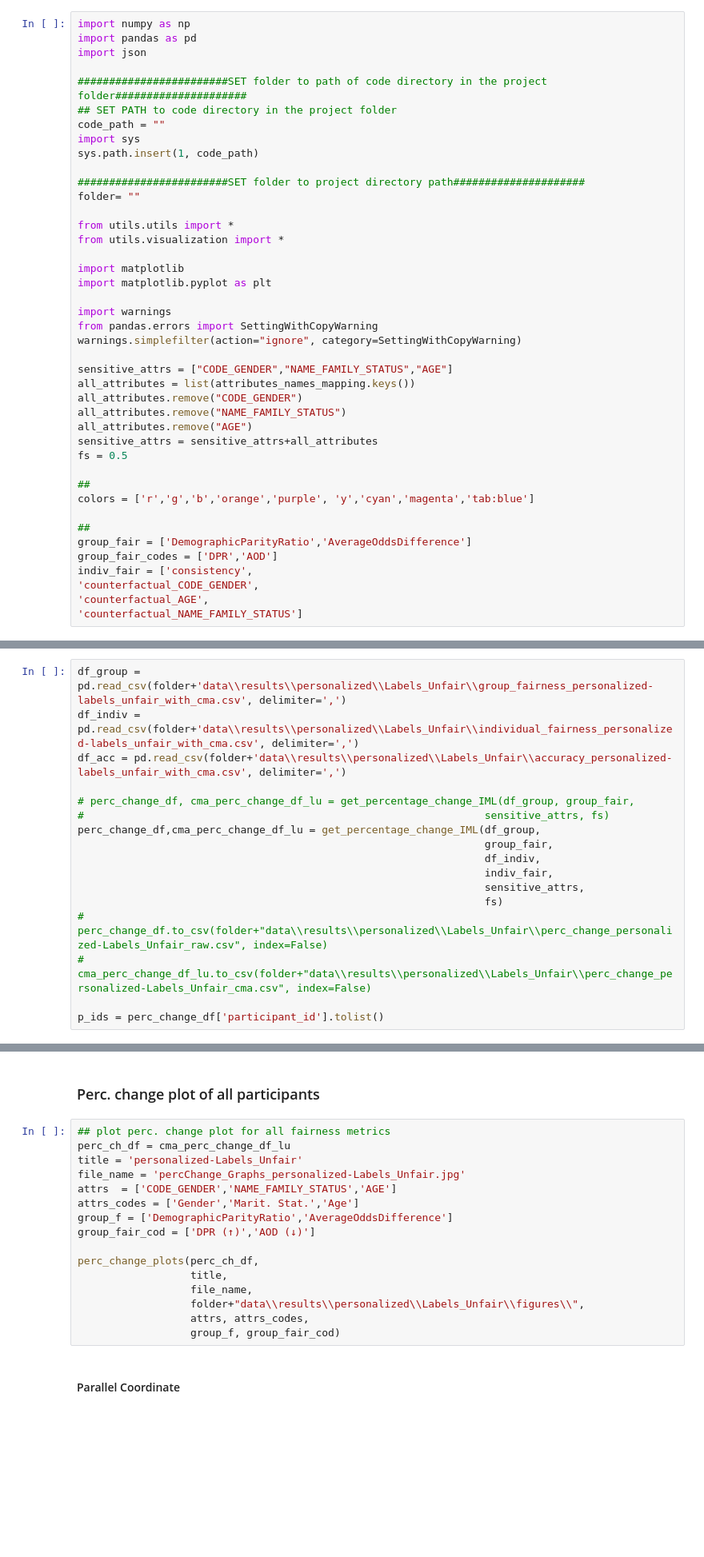
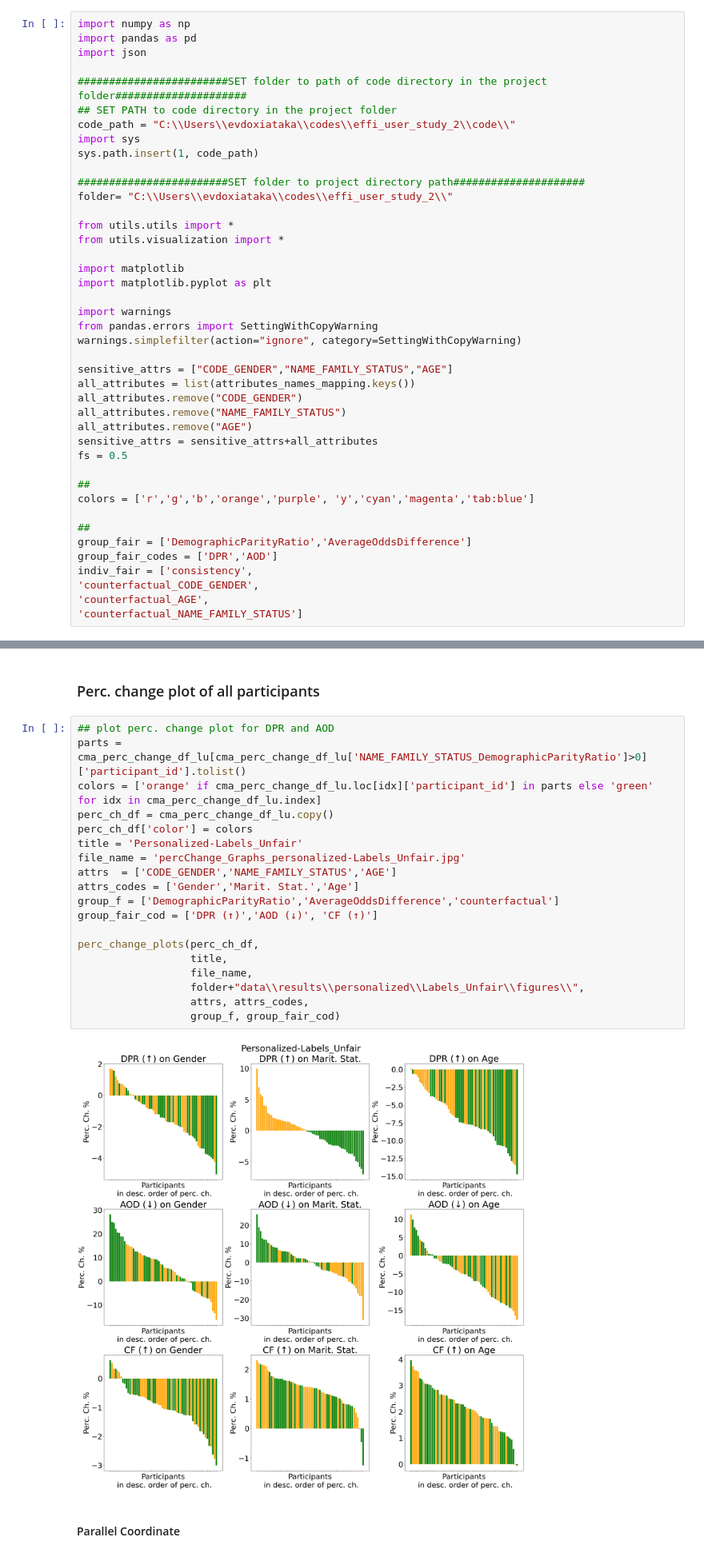
Before and after one commit to evdoxiataka/effi_user_study2, a Jupyter notebook: code/analysis/FeedbackIntegration_Analysis.ipynb, the cells around one changed output, grey strips where cells are left out. Shown at 80% size. Cells and saved outputs as stored; diff of their text form; blank space fills up the shorter version.

Commit message:
some figures updates and some extra aspects of feedback explored

```diff
--- a/code/analysis/FeedbackIntegration_Analysis.ipynb
+++ b/code/analysis/FeedbackIntegration_Analysis.ipynb
@@ -5,12 +5,12 @@ import json
 
 ########################SET folder to path of code directory in the project folder#####################
 ## SET PATH to code directory in the project folder
-code_path = ""
+code_path = "C:\\Users\\evdoxiataka\\codes\\effi_user_study_2\\code\\"
 import sys
 sys.path.insert(1, code_path)
 
 ########################SET folder to project directory path#####################
-folder= ""
+folder= "C:\\Users\\evdoxiataka\\codes\\effi_user_study_2\\"
 
 from utils.utils import *
 from utils.visualization import *
@@ -373,17 +128,0 @@ sns.pairplot(df_cma_subset,  corner=True)
-# %%
-df_group = pd.read_csv(folder+'data\\results\\personalized\\Labels_Unfair\\group_fairness_personalized-labels_unfair_with_cma.csv', delimiter=',')
-df_indiv = pd.read_csv(folder+'data\\results\\personalized\\Labels_Unfair\\individual_fairness_personalized-labels_unfair_with_cma.csv', delimiter=',')
-df_acc = pd.read_csv(folder+'data\\results\\personalized\\Labels_Unfair\\accuracy_personalized-labels_unfair_with_cma.csv', delimiter=',')
-
-# perc_change_df, cma_perc_change_df_lu = get_percentage_change_IML(df_group, group_fair,
-#                                                                sensitive_attrs, fs)
-perc_change_df,cma_perc_change_df_lu = get_percentage_change_IML(df_group,
-                                                                 group_fair,
-                                                                 df_indiv,
-                                                                 indiv_fair,
-                                                                 sensitive_attrs,
-                                                                 fs)
-# perc_change_df.to_csv(folder+"data\\results\\personalized\\Labels_Unfair\\perc_change_personalized-Labels_Unfair_raw.csv", index=False)
-# cma_perc_change_df_lu.to_csv(folder+"data\\results\\personalized\\Labels_Unfair\\perc_change_personalized-Labels_Unfair_cma.csv", index=False)
-
-p_ids = perc_change_df['participant_id'].tolist()
@@ -531,21 +331,26 @@ plt.show()
 # %% [markdown]
 ### Perc. change plot of all participants
 # %%
-## plot perc. change plot for all fairness metrics
-perc_ch_df = cma_perc_change_df_lu
-title = 'personalized-Labels_Unfair'
+## plot perc. change plot for DPR and AOD
+parts = cma_perc_change_df_lu[cma_perc_change_df_lu['NAME_FAMILY_STATUS_DemographicParityRatio']>0]['participant_id'].tolist()
+colors = ['orange' if cma_perc_change_df_lu.loc[idx]['participant_id'] in parts else 'green' for idx in cma_perc_change_df_lu.index]
+perc_ch_df = cma_perc_change_df_lu.copy()
+perc_ch_df['color'] = colors
+title = 'Personalized-Labels_Unfair'
 file_name = 'percChange_Graphs_personalized-Labels_Unfair.jpg'
 attrs  = ['CODE_GENDER','NAME_FAMILY_STATUS','AGE']
 attrs_codes = ['Gender','Marit. Stat.','Age']
-group_f = ['DemographicParityRatio','AverageOddsDifference']
-group_fair_cod = ['DPR (↑)','AOD (↓)']
+group_f = ['DemographicParityRatio','AverageOddsDifference','counterfactual']
+group_fair_cod = ['DPR (↑)','AOD (↓)', 'CF (↑)']
 
 perc_change_plots(perc_ch_df,
                   title,
                   file_name,
                   folder+"data\\results\\personalized\\Labels_Unfair\\figures\\",
                   attrs, attrs_codes,
                   group_f, group_fair_cod)
+# %% [output]
+[figure, added]
 # %% [markdown]
 #### Parallel Coordinate
 # %%
```
Also changed, not shown: parts of 66 cells of this notebook, 5 other files.
